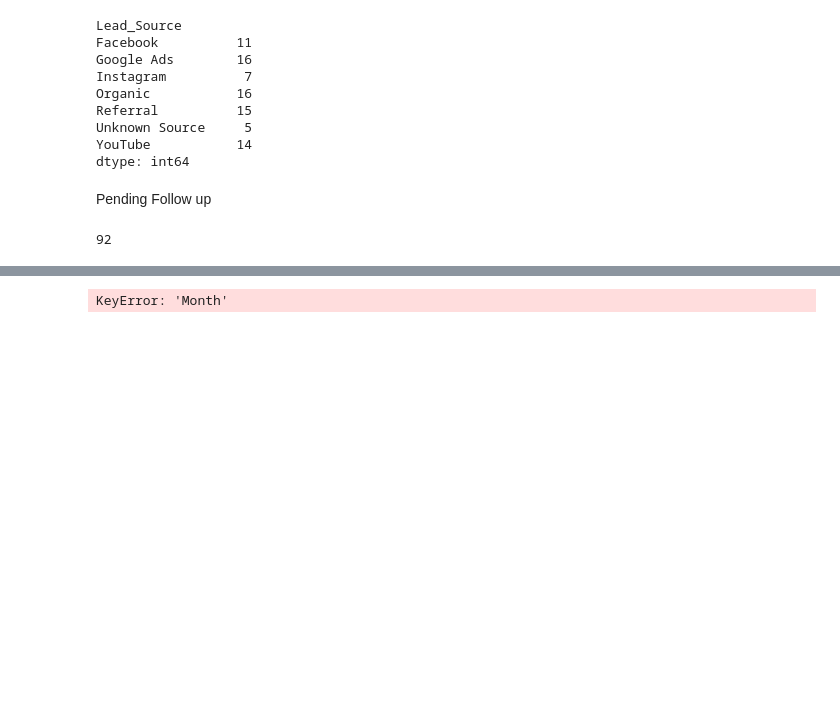
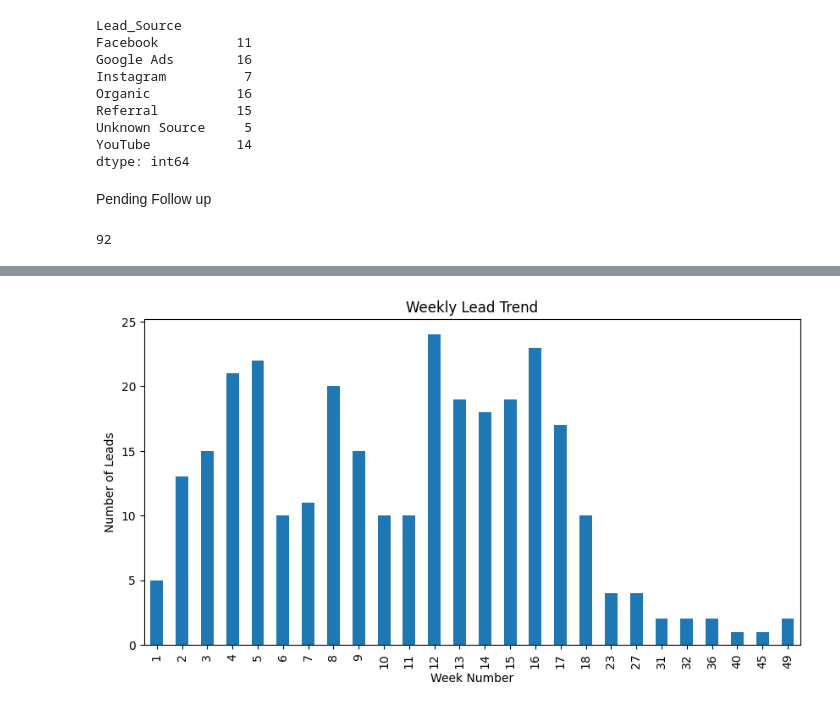
Before and after one commit to Arti102/MIS, a Jupyter notebook: Pythoncode.ipynb, the cells around one changed output, grey strips where cells are left out. Drawn from its saved outputs; the diff is of its cells as text; code cells hidden in the pictures; blank space fills up the shorter version.

```diff
--- a/Pythoncode.ipynb
+++ b/Pythoncode.ipynb
@@ -269,0 +331,6 @@ print(pending.shape[0])
+# %%
+df['Week'] = df['Enquiry_Date'].dt.isocalendar().week
+# %%
+weekly_trend = df.groupby('Week')['Lead_ID'].count()
+
+print(weekly_trend)
@@ -269,0 +355,12 @@ print(pending.shape[0])
+# %%
+weekly_trend.plot(kind='bar', figsize=(10,5))
+
+plt.title("Weekly Lead Trend")
+
+plt.xlabel("Week Number")
+
+plt.ylabel("Number of Leads")
+
+plt.show()
+# %% [output]
+[figure, added]
@@ -270,6 +369,2 @@ print(pending.shape[0])
 # %%
 monthly_trend = df.groupby('Month')['Lead_ID'].count()
-
-print(monthly_trend)
-# %% [output]
-KeyError: 'Month'
```
Also changed, not shown: parts of 17 cells of this notebook.
